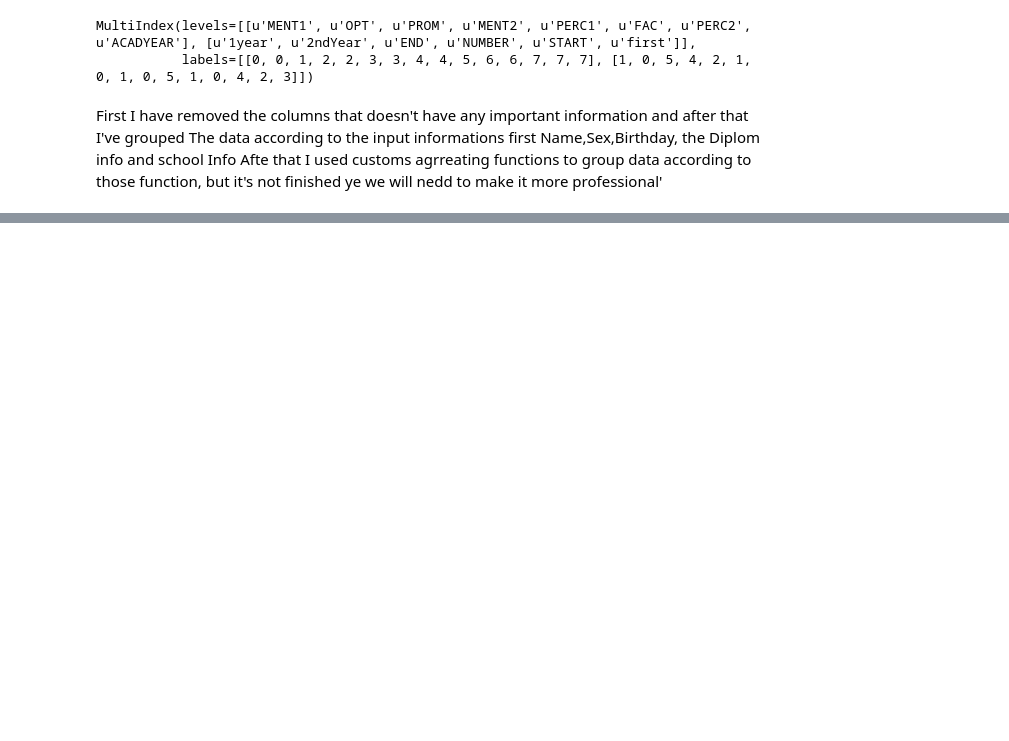
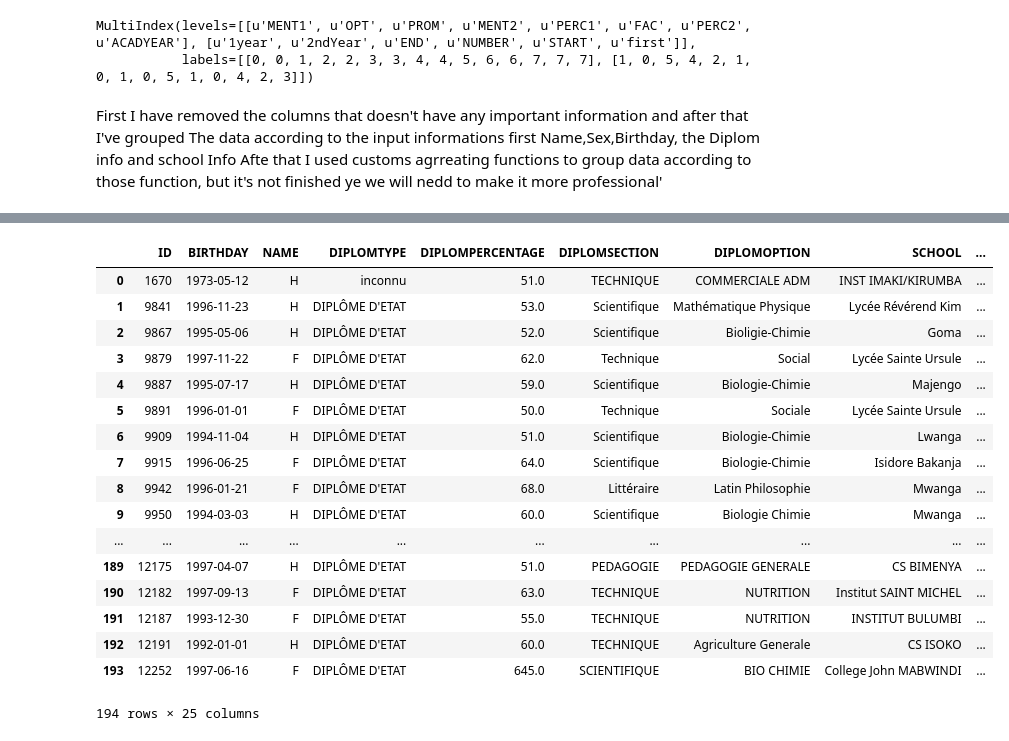
Before and after one commit to espoirMur/Student-Grade-Predictor, a Jupyter notebook: MedecineData.ipynb, the cells around one changed output, grey strips where cells are left out. Saved outputs shown, nothing was run; the diff lists cells and outputs as text; code cells hidden in the pictures; blank space fills up the shorter version.

```diff
--- a/MedecineData.ipynb
+++ b/MedecineData.ipynb
@@ -486,0 +622,23 @@ Afte that I used customs agrreating functions to group data according to those f
+# %%
+MedatasetSMF.reset_index(inplace=True)
+# %%
+MedatasetSMF
+# %% [output]
+|  | ID | BIRTHDAY | NAME | DIPLOMTYPE | DIPLOMPERCENTAGE | DIPLOMSECTION | DIPLOMOPTION | SCHOOL | ... |
+| 0 | 1670 | 1973-05-12 | H | inconnu | 51.0 | TECHNIQUE | COMMERCIALE ADM | INST IMAKI/KIRUMBA | ... |
+| 1 | 9841 | 1996-11-23 | H | DIPLÔME D'ETAT | 53.0 | Scientifique | Mathématique Physique | Lycée Révérend Kim | ... |
+| 2 | 9867 | 1995-05-06 | H | DIPLÔME D'ETAT | 52.0 | Scientifique | Bioligie-Chimie | Goma | ... |
+| 3 | 9879 | 1997-11-22 | F | DIPLÔME D'ETAT | 62.0 | Technique | Social | Lycée Sainte Ursule | ... |
+| 4 | 9887 | 1995-07-17 | H | DIPLÔME D'ETAT | 59.0 | Scientifique | Biologie-Chimie | Majengo | ... |
+| 5 | 9891 | 1996-01-01 | F | DIPLÔME D'ETAT | 50.0 | Technique | Sociale | Lycée Sainte Ursule | ... |
+| 6 | 9909 | 1994-11-04 | H | DIPLÔME D'ETAT | 51.0 | Scientifique | Biologie-Chimie | Lwanga | ... |
+| 7 | 9915 | 1996-06-25 | F | DIPLÔME D'ETAT | 64.0 | Scientifique | Biologie-Chimie | Isidore Bakanja | ... |
+| 8 | 9942 | 1996-01-21 | F | DIPLÔME D'ETAT | 68.0 | Littéraire | Latin Philosophie | Mwanga | ... |
+| 9 | 9950 | 1994-03-03 | H | DIPLÔME D'ETAT | 60.0 | Scientifique | Biologie Chimie | Mwanga | ... |
+| ... | ... | ... | ... | ... | ... | ... | ... | ... | ... |
+| 189 | 12175 | 1997-04-07 | H | DIPLÔME D'ETAT | 51.0 | PEDAGOGIE | PEDAGOGIE GENERALE | CS BIMENYA | ... |
+| 190 | 12182 | 1997-09-13 | F | DIPLÔME D'ETAT | 63.0 | TECHNIQUE | NUTRITION | Institut SAINT MICHEL | ... |
+| 191 | 12187 | 1993-12-30 | F | DIPLÔME D'ETAT | 55.0 | TECHNIQUE | NUTRITION | INSTITUT BULUMBI | ... |
+| 192 | 12191 | 1992-01-01 | H | DIPLÔME D'ETAT | 60.0 | TECHNIQUE | Agriculture Generale | CS ISOKO | ... |
+| 193 | 12252 | 1997-06-16 | F | DIPLÔME D'ETAT | 645.0 | SCIENTIFIQUE | BIO CHIMIE | College John MABWINDI | ... |
+194 rows × 25 columns
```
Also changed, not shown: parts of 36 cells of this notebook, 1 other file.
